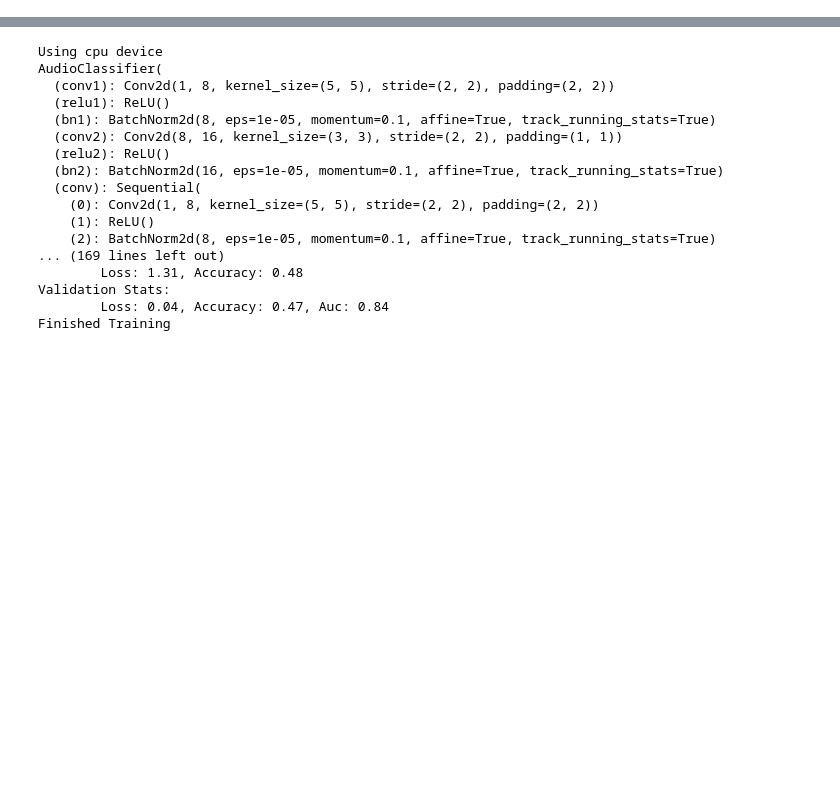
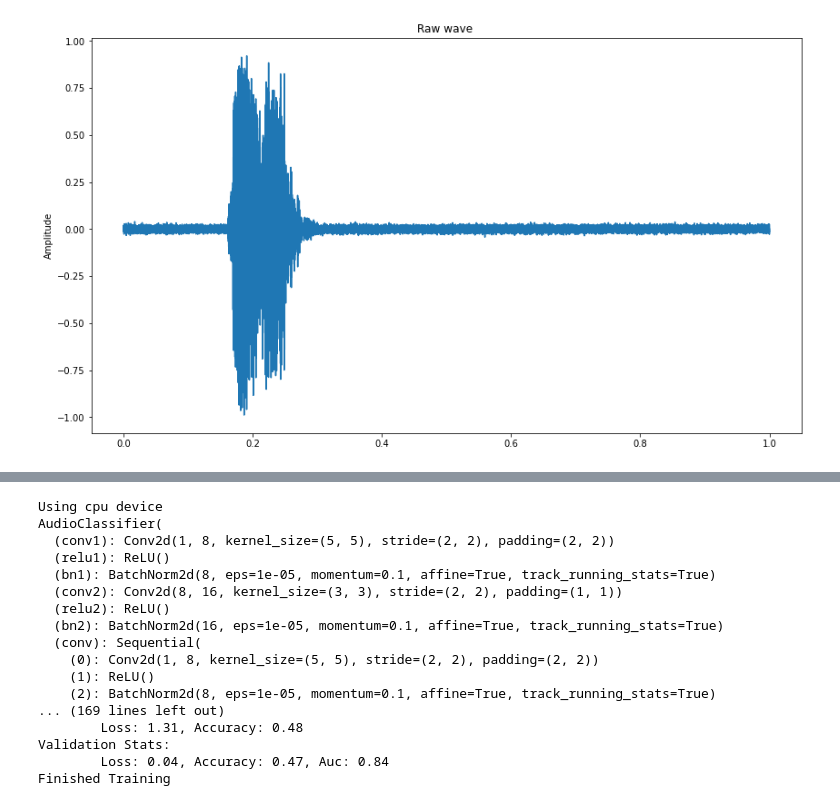
Before and after one commit to kcwanglucky/dog_sound_competition, a Jupyter notebook: notebook.ipynb, the cells around one changed output, grey strips where cells are left out. Saved outputs shown, nothing was run; the diff lists cells and outputs as text; code cells hidden in the pictures; blank space fills up the shorter version.

```diff
--- a/notebook.ipynb
+++ b/notebook.ipynb
@@ -24,0 +66,7 @@ y_summary = explore_y(metadata, False)
+# %%
+wf_wn, sr = add_white_noise(wf, sr, 0.01)
+# %%
+plot_time_series(wf_wn)
+display(Audio(wf_wn, rate=sr))
+# %% [output]
+[figure, added]
```
Also changed, not shown: parts of 17 cells of this notebook, 7 other files.
